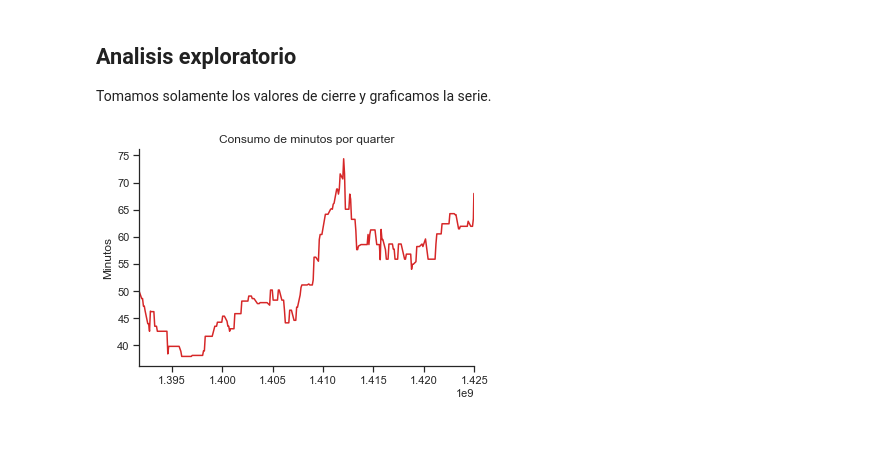
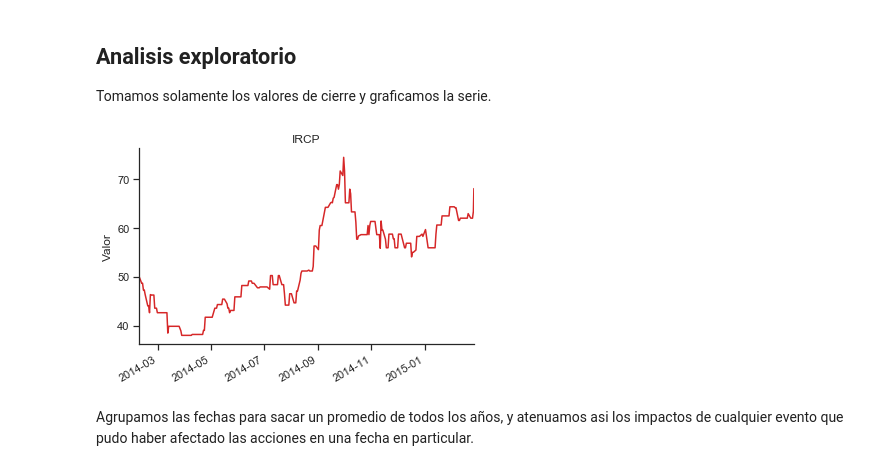
Before and after one commit to manquius/seriesTemporalesOptativa, a Jupyter notebook: Lab 1 Alternativo.ipynb, the cells around one changed output. Saved outputs shown, nothing was run; the diff lists cells and outputs as text; code cells hidden in the pictures; blank space fills up the shorter version.

```diff
--- a/Lab 1 Alternativo.ipynb
+++ b/Lab 1 Alternativo.ipynb
@@ -52,7 +52,10 @@ data_json['bars']
   'volume': 100.0}]
 # %%
 
-data=pd.read_json('ircp.json', orient ='records',typ = 'series', convert_dates='time', date_unit='s')
+data=pd.read_json('ircp.json', orient ='records',typ = 'series')
 data = pd.io.json.json_normalize(data['bars'])
+data['time'] = data['time'] * 1000
+data['time'] = pd.to_datetime(data['time'], unit='ms')
+data['month'] = data['time'].dt.strftime('%b')
+data['day'] = data['time'].dt.day
 data = data.set_index('time')
-data.tail()
@@ -71,10 +66,12 @@ Tomamos solamente los valores de cierre y graficamos la serie.
 # %%
 fig, ax= plt.subplots();
 data['close'].plot(color=red)
 ax.set_xlabel('')
-ax.set_ylabel('Minutos')
-ax.set_title('Consumo de minutos por quarter')
+ax.set_ylabel('Valor')
+ax.set_title('IRCP')
 sns.despine()
 plt.show()
 # %% [output]
-[figure, old version]
+[figure, new version]
+# %% [markdown]
+Agrupamos las fechas para sacar un promedio de todos los años, y atenuamos asi los impactos de cualquier evento que pudo haber afectado las acciones en una fecha en particular.
```
Also changed, not shown: parts of 4 cells of this notebook.
